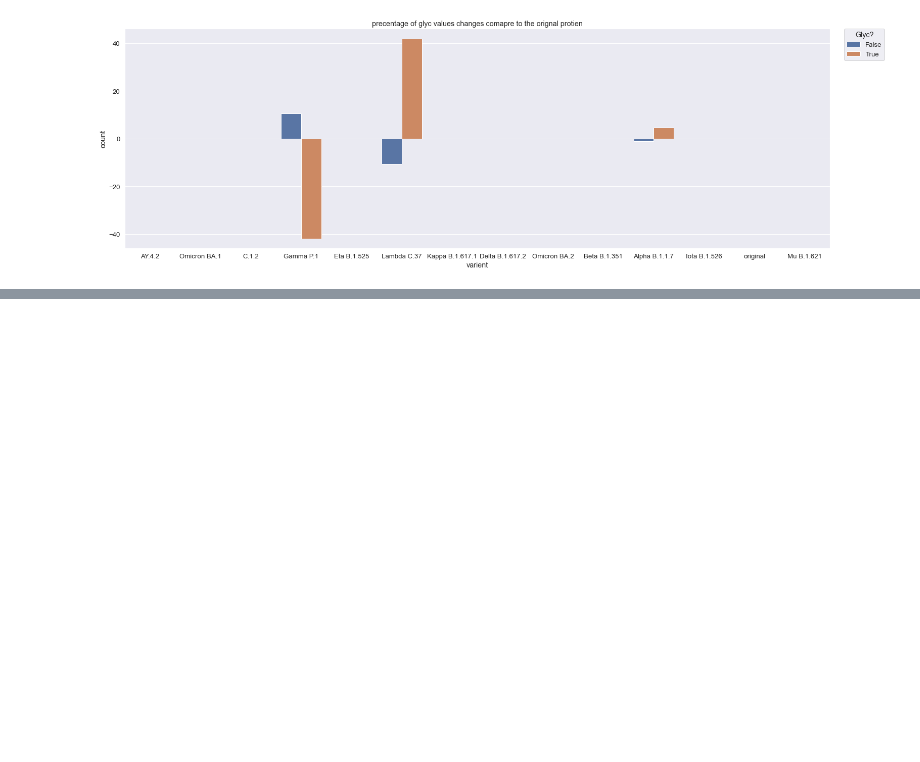
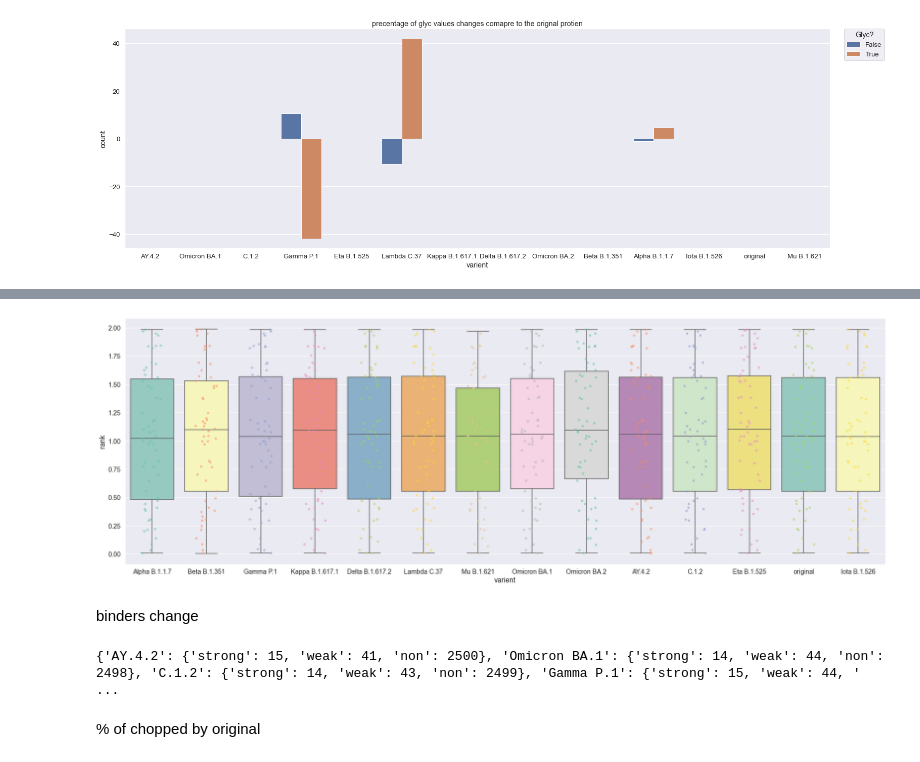
Before and after one commit to itaybroder/mutation_pipline, a Jupyter notebook: analysis/main.ipynb, the cells around one changed output, grey strips where cells are left out. Cells and saved outputs as stored; diff of their text form; code cells hidden in the pictures; blank space fills up the shorter version.

Commit message:
added boxplot and netmhcpan graphs

```diff
--- a/analysis/main.ipynb
+++ b/analysis/main.ipynb
@@ -125,0 +136,16 @@ plt.savefig("plots/glyc-varient.png", dpi=500, bbox_inches='tight')
+# %%
+MHC_TYPES = [i for i in list(set(filtered_df.columns)) if i.startswith("H")]
+# %%
+new_list = []
+for i, row in filtered_df.iterrows():
+    tmp_list = []
+    for mhc_type in MHC_TYPES:
+        #tmp_list.append(row[mhc_type])
+        new_list.append([row[mhc_type], row["varient"]])
+
+
+cols = ["rank", "varient"]
+box_df = pd.DataFrame(new_list, columns=cols)
+binders_df = box_df[box_df["rank"] <=2]
+display(box_df)
+display(binders_df)
@@ -125,0 +179,26 @@ plt.savefig("plots/glyc-varient.png", dpi=500, bbox_inches='tight')
+# %%
+labels = varient_list
+
+sns.set_theme(style="whitegrid")
+
+sns.set(font_scale = 1.3)
+plt.figure(figsize = (30,10))
+
+ax = sns.boxplot(x="varient", y="rank",
+                 data=binders_df, palette="Set3")
+
+ax = sns.stripplot(x="varient", y="rank",  data=binders_df, ax=ax, palette="Set2", split=True, jitter=0.2, alpha=0.6)
+
+plt.savefig("plots/chopped-rank-boxplot", dpi=500, bbox_inches='tight')
+# %% [output]
+[figure, added]
+# %% [markdown]
+binders change
+# %%
+varient_binders_dict = {}
+for var in varient_list:
+    varient_binders_dict[var] = {"strong": len(box_df[(box_df["varient"] == var) & (box_df["rank"] <=0.5)]), "weak":len(box_df[(box_df["varient"] == var) & ((box_df["rank"] >0.5) & (box_df["rank"] <=2))]), "non":len(box_df[(box_df["varient"] == var) & (box_df["rank"] >2)])}
+
+print(varient_binders_dict)
+# %% [output]
+{'AY.4.2': {'strong': 15, 'weak': 41, 'non': 2500}, 'Omicron BA.1': {'strong': 14, 'weak': 44, 'non': 2498}, 'C.1.2': {'strong': 14, 'weak': 43, 'non': 2499}, 'Gamma P.1': {'strong': 15, 'weak': 44, ' ...
@@ -125,0 +213,2 @@ plt.savefig("plots/glyc-varient.png", dpi=500, bbox_inches='tight')
+# %% [markdown]
+% of chopped by original
```
Also changed, not shown: parts of 7 cells of this notebook, 3 other files.
